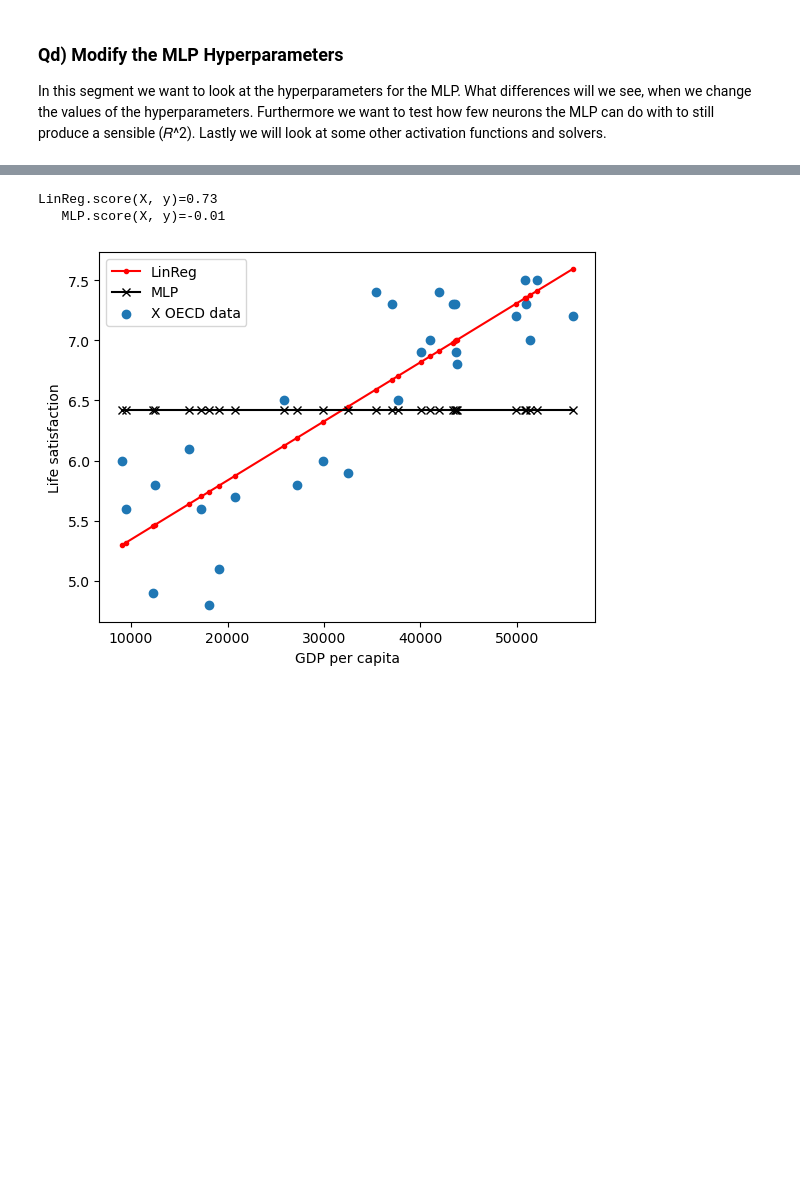
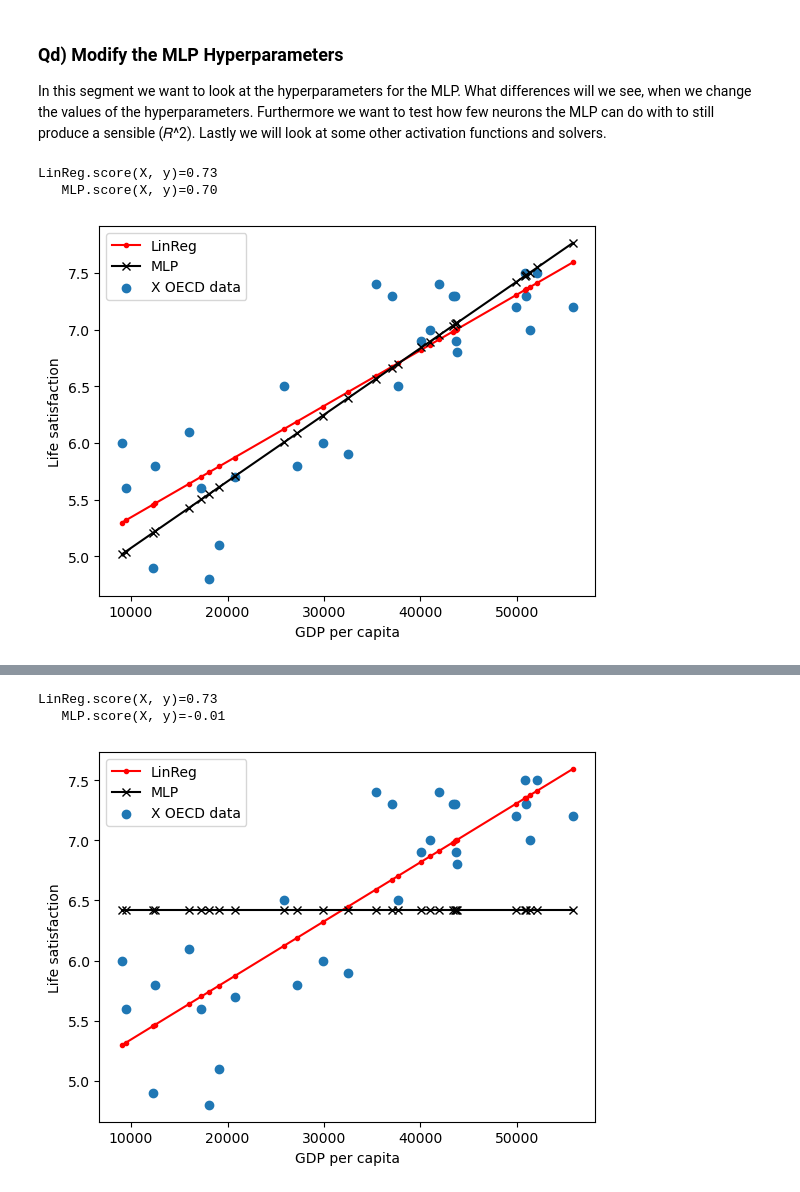
Before and after one commit to MartinStokholm/SWMAL, a Jupyter notebook: Handins/O2/LO4/pipelines.ipynb, the cells around one changed output, grey strips where cells are left out. Drawn from its saved outputs; the diff is of its cells as text; code cells hidden in the pictures; blank space fills up the shorter version.

```diff
--- a/Handins/O2/LO4/pipelines.ipynb
+++ b/Handins/O2/LO4/pipelines.ipynb
@@ -183,3 +183,31 @@ LinReg.score(X, y)=0.73
 In this segment we want to look at the hyperparameters for the MLP. What differences will we see, when we change the values of the hyperparameters.
 Furthermore we want to test how few neurons the MLP can do with to still produce a sensible (𝑅^2).
 Lastly we will look at some other activation functions and solvers.
+# %%
+from sklearn.pipeline import Pipeline
+from sklearn.preprocessing import MinMaxScaler
+import random
+
+mlp = MLPRegressor(
+    hidden_layer_sizes=(6, ),
+    solver='adam',
+    activation='relu',
+    tol=1E-5,
+    max_iter=100000,
+    verbose=False)
+
+final6neuronpipe = Pipeline(
+    [
+        ('Scaler',MinMaxScaler()),
+        ('mlp',mlp)
+    ]
+)
+
+
+final6neuronpipe.fit(X,y)
+linreg.fit(X,y)
+PlotModels(linreg, final6neuronpipe, X, y, "LinReg", "MLP")
+# %% [output]
+LinReg.score(X, y)=0.73
+   MLP.score(X, y)=0.70
+[figure, added]
```
Also changed, not shown: parts of 22 cells of this notebook.
